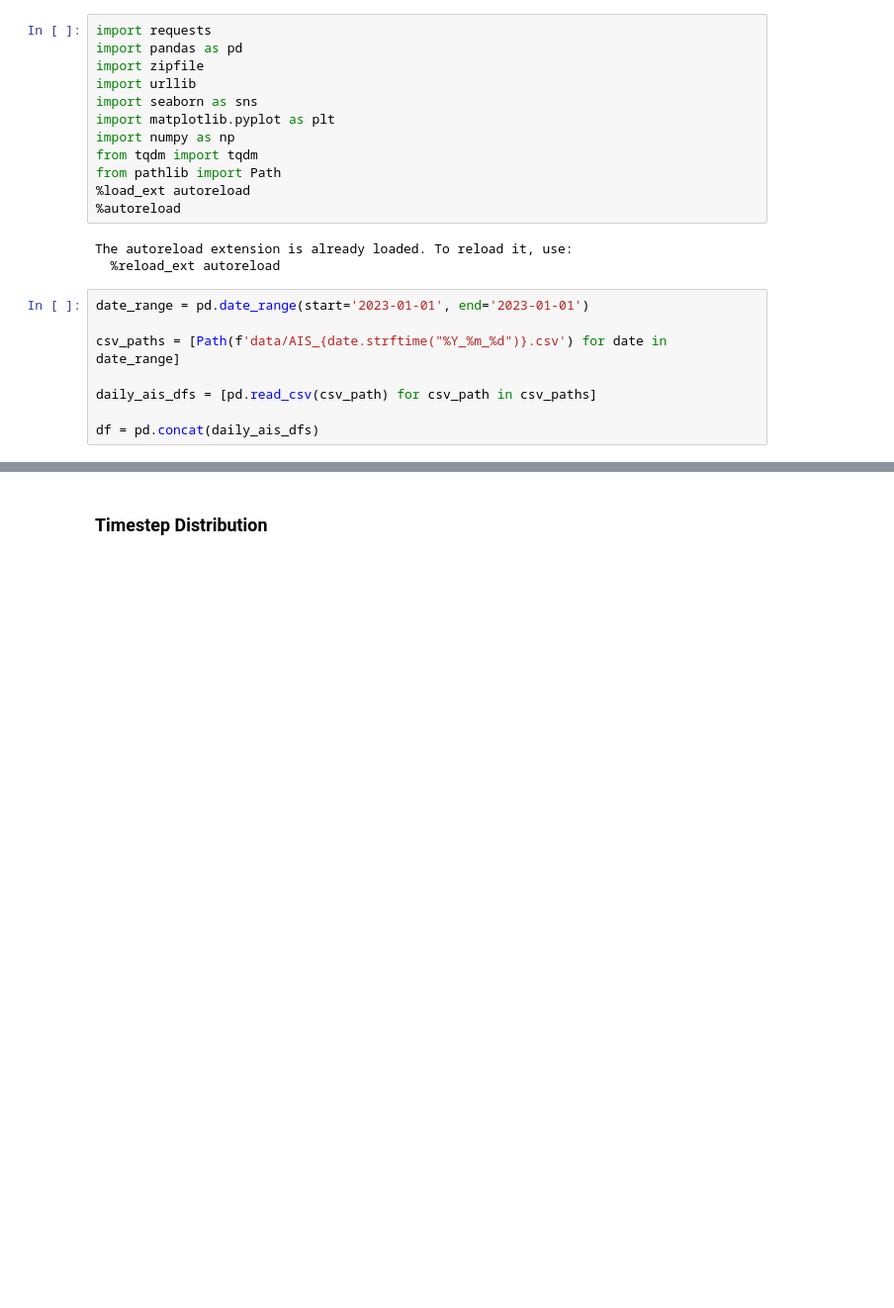
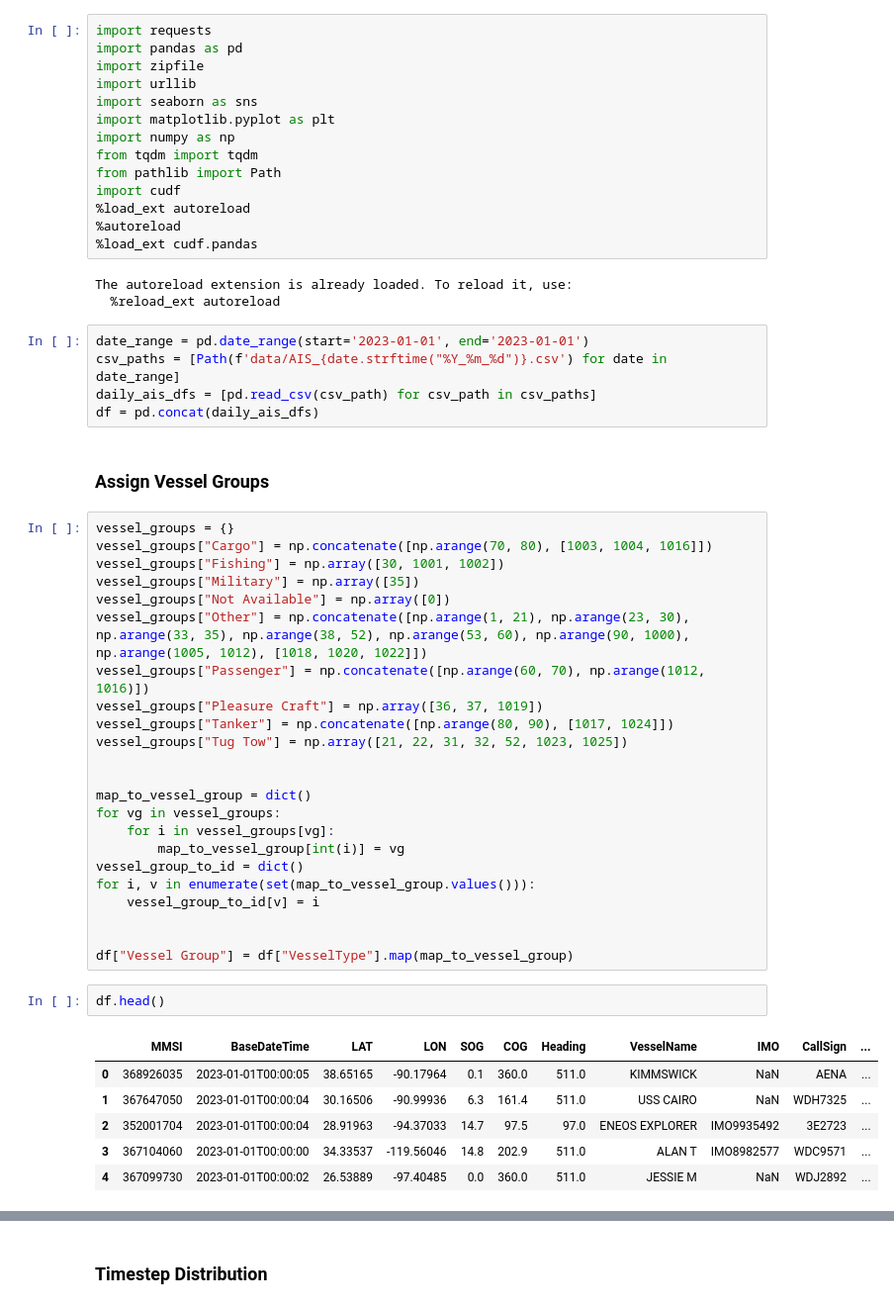
Before and after one commit to Astronauty/raytheon-ais-analysis, a Jupyter notebook: ais_analysis.ipynb, the cells around one changed output, grey strips where cells are left out. Shown: that part at 99% size. Saved outputs shown, nothing was run; the diff lists cells and outputs as text; blank space fills up the shorter version.

```diff
--- a/ais_analysis.ipynb
+++ b/ais_analysis.ipynb
@@ -8,16 +8,49 @@ import matplotlib.pyplot as plt
 import numpy as np
 from tqdm import tqdm
 from pathlib import Path
+import cudf
 %load_ext autoreload
 %autoreload
+%load_ext cudf.pandas
 # %% [output]
 The autoreload extension is already loaded. To reload it, use:
   %reload_ext autoreload
 # %%
 date_range = pd.date_range(start='2023-01-01', end='2023-01-01')
-
 csv_paths = [Path(f'data/AIS_{date.strftime("%Y_%m_%d")}.csv') for date in date_range]
-
 daily_ais_dfs = [pd.read_csv(csv_path) for csv_path in csv_paths]
-
 df = pd.concat(daily_ais_dfs)
+# %% [markdown]
+### Assign Vessel Groups
+# %%
+vessel_groups = {}
+vessel_groups["Cargo"] = np.concatenate([np.arange(70, 80), [1003, 1004, 1016]])
+vessel_groups["Fishing"] = np.array([30, 1001, 1002])
+vessel_groups["Military"] = np.array([35])
+vessel_groups["Not Available"] = np.array([0])
+vessel_groups["Other"] = np.concatenate([np.arange(1, 21), np.arange(23, 30), np.arange(33, 35), np.arange(38, 52), np.arange(53, 60), np.arange(90, 1000), np.arange(1005, 1012), [1018, 1020, 1022]])
+vessel_groups["Passenger"] = np.concatenate([np.arange(60, 70), np.arange(1012, 1016)])
+vessel_groups["Pleasure Craft"] = np.array([36, 37, 1019])
+vessel_groups["Tanker"] = np.concatenate([np.arange(80, 90), [1017, 1024]])
+vessel_groups["Tug Tow"] = np.array([21, 22, 31, 32, 52, 1023, 1025])
+
+
+map_to_vessel_group = dict()
+for vg in vessel_groups:
+    for i in vessel_groups[vg]:
+        map_to_vessel_group[int(i)] = vg
+vessel_group_to_id = dict()
+for i, v in enumerate(set(map_to_vessel_group.values())):
+    vessel_group_to_id[v] = i
+
+
+df["Vessel Group"] = df["VesselType"].map(map_to_vessel_group)
+# %%
+df.head()
+# %% [output]
+|  | MMSI | BaseDateTime | LAT | LON | SOG | COG | Heading | VesselName | IMO | CallSign | ... |
+| 0 | 368926035 | 2023-01-01T00:00:05 | 38.65165 | -90.17964 | 0.1 | 360.0 | 511.0 | KIMMSWICK | NaN | AENA | ... |
+| 1 | 367647050 | 2023-01-01T00:00:04 | 30.16506 | -90.99936 | 6.3 | 161.4 | 511.0 | USS CAIRO | NaN | WDH7325 | ... |
+| 2 | 352001704 | 2023-01-01T00:00:04 | 28.91963 | -94.37033 | 14.7 | 97.5 | 97.0 | ENEOS EXPLORER | IMO9935492 | 3E2723 | ... |
+| 3 | 367104060 | 2023-01-01T00:00:00 | 34.33537 | -119.56046 | 14.8 | 202.9 | 511.0 | ALAN T | IMO8982577 | WDC9571 | ... |
+| 4 | 367099730 | 2023-01-01T00:00:02 | 26.53889 | -97.40485 | 0.0 | 360.0 | 511.0 | JESSIE M | NaN | WDJ2892 | ... |
```
Also changed, not shown: parts of 6 cells of this notebook.
